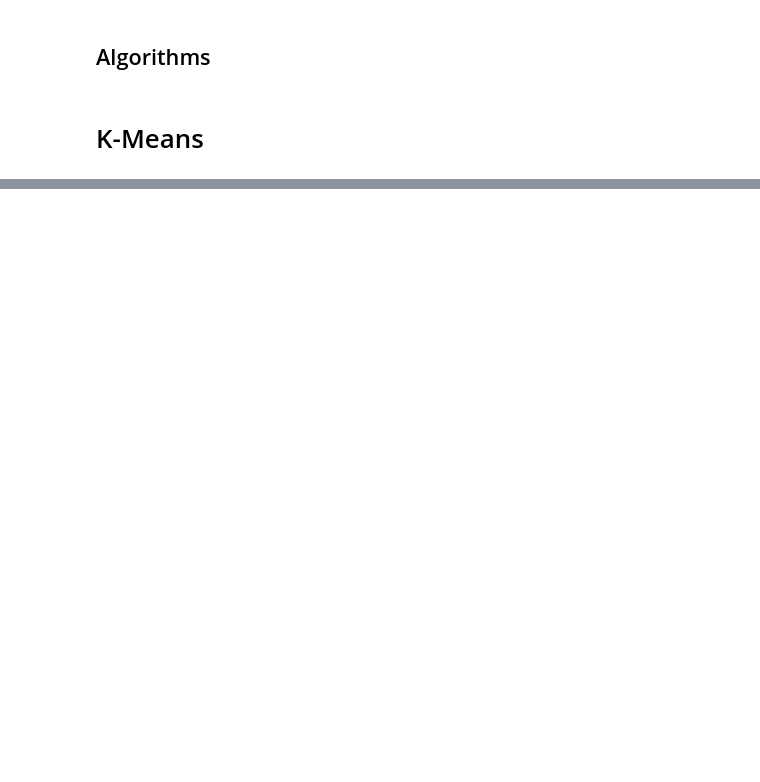
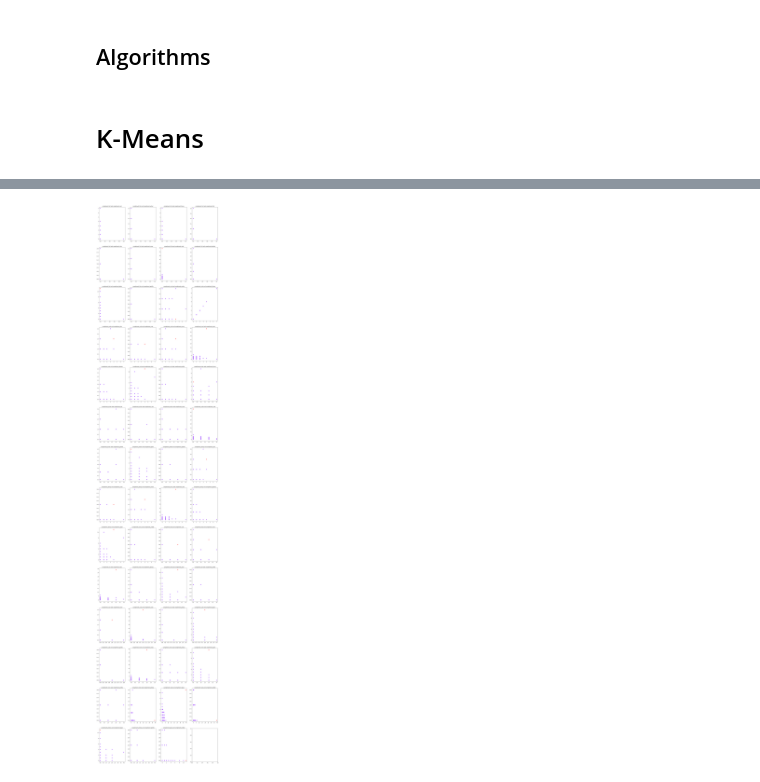
Before and after one commit to AT181903/YelpDatasetAnalysis, a Jupyter notebook: users_task.ipynb, the cells around one changed output, grey strips where cells are left out. Cells and saved outputs as stored; diff of their text form; code cells hidden in the pictures; blank space fills up the shorter version.

```diff
--- a/users_task.ipynb
+++ b/users_task.ipynb
@@ -212,0 +226,6 @@ for combination in every_combinations:
+# %%
+df_user_satisfaction_info = build_clustered_df(df_cluster, df_user_satisfaction_info)
+# %%
+plot_clusters(df_user_satisfaction_info, 14, 4, 25, 120)
+# %% [output]
+[figure, added]
```
Also changed, not shown: parts of 20 cells of this notebook, 3 other files.
